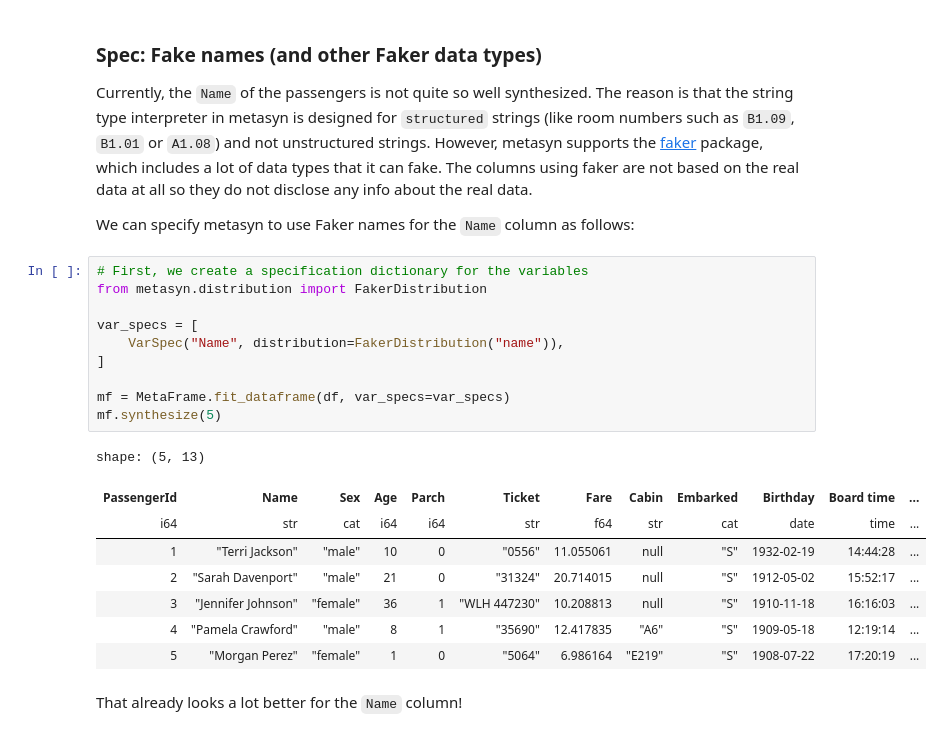
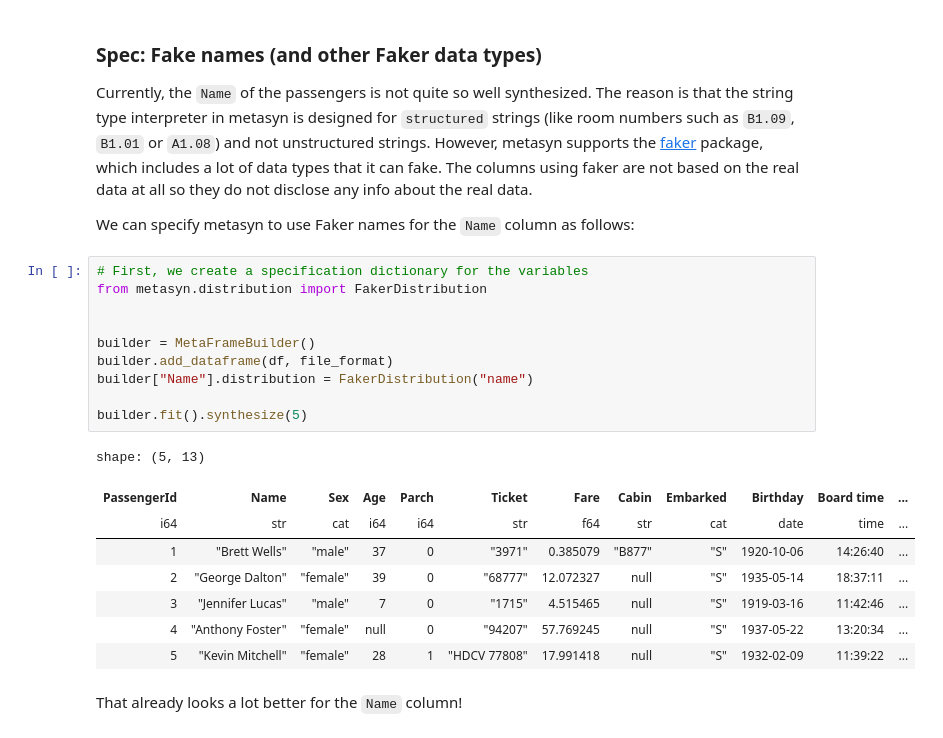
Before and after one commit to sodascience/metasyn, a Jupyter notebook: examples/getting_started.ipynb, the cells around one changed output. Cells and saved outputs as stored; diff of their text form.

```diff
--- a/examples/getting_started.ipynb
+++ b/examples/getting_started.ipynb
@@ -192,22 +192,22 @@ We can specify metasyn to use Faker names for the `Name` column as follows:
 # %%
 # First, we create a specification dictionary for the variables
 from metasyn.distribution import FakerDistribution
 
-var_specs = [
-    VarSpec("Name", distribution=FakerDistribution("name")),
-]
 
-mf = MetaFrame.fit_dataframe(df, var_specs=var_specs)
-mf.synthesize(5)
+builder = MetaFrameBuilder()
+builder.add_dataframe(df, file_format)
+builder["Name"].distribution = FakerDistribution("name")
+
+builder.fit().synthesize(5)
 # %% [output]
 shape: (5, 13)
 | PassengerId | Name | Sex | Age | Parch | Ticket | Fare | Cabin | Embarked | Birthday | Board time | ... |
 | i64 | str | cat | i64 | i64 | str | f64 | str | cat | date | time | ... |
-| 1 | "Terri Jackson" | "male" | 10 | 0 | "0556" | 11.055061 | null | "S" | 1932-02-19 | 14:44:28 | ... |
-| 2 | "Sarah Davenport" | "male" | 21 | 0 | "31324" | 20.714015 | null | "S" | 1912-05-02 | 15:52:17 | ... |
-| 3 | "Jennifer Johnson" | "female" | 36 | 1 | "WLH 447230" | 10.208813 | null | "S" | 1910-11-18 | 16:16:03 | ... |
-| 4 | "Pamela Crawford" | "male" | 8 | 1 | "35690" | 12.417835 | "A6" | "S" | 1909-05-18 | 12:19:14 | ... |
-| 5 | "Morgan Perez" | "female" | 1 | 0 | "5064" | 6.986164 | "E219" | "S" | 1908-07-22 | 17:20:19 | ... |
+| 1 | "Brett Wells" | "male" | 37 | 0 | "3971" | 0.385079 | "B877" | "S" | 1920-10-06 | 14:26:40 | ... |
+| 2 | "George Dalton" | "female" | 39 | 0 | "68777" | 12.072327 | null | "S" | 1935-05-14 | 18:37:11 | ... |
+| 3 | "Jennifer Lucas" | "male" | 7 | 0 | "1715" | 4.515465 | null | "S" | 1919-03-16 | 11:42:46 | ... |
+| 4 | "Anthony Foster" | "female" | null | 0 | "94207" | 57.769245 | null | "S" | 1937-05-22 | 13:20:34 | ... |
+| 5 | "Kevin Mitchell" | "female" | 28 | 1 | "HDCV 77808" | 17.991418 | null | "S" | 1932-02-09 | 11:39:22 | ... |
 # %% [markdown]
 That already looks a lot better for the `Name` column!
 # %% [markdown]
```
Also changed, not shown: parts of 8 cells of this notebook, 4 other files.
